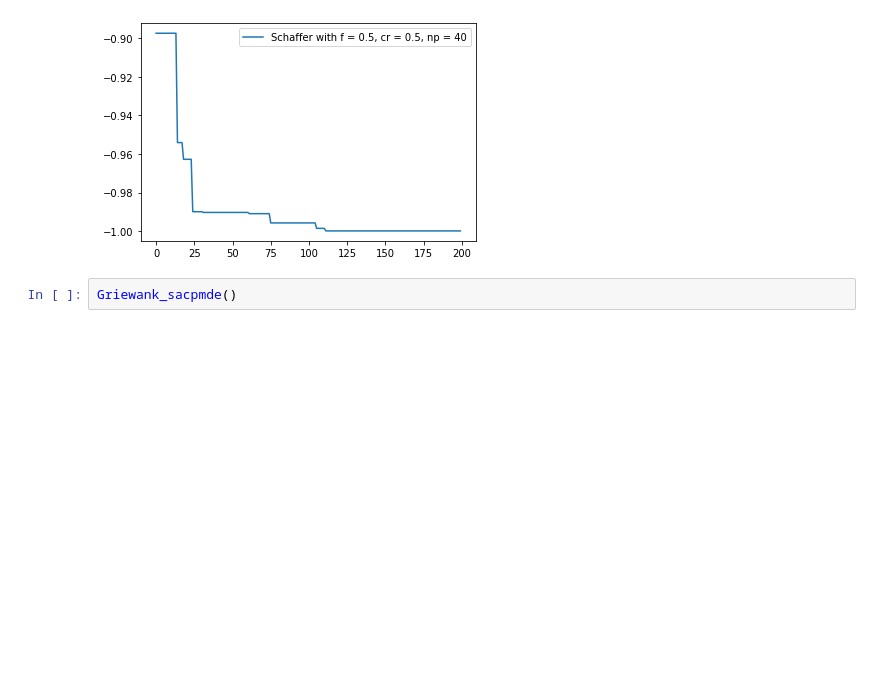
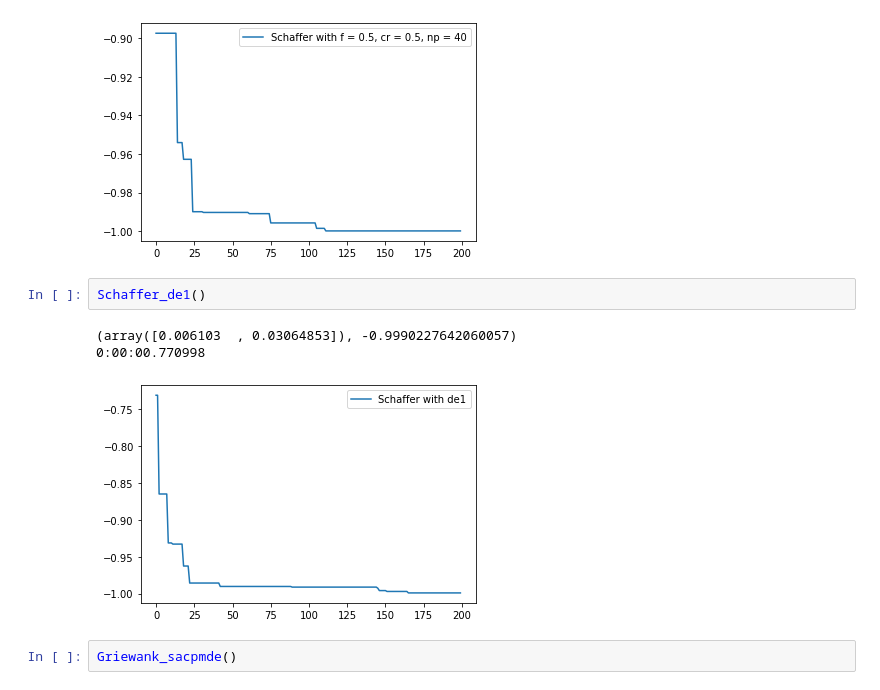
Before and after one commit to DanceToThis1/DE, a Jupyter notebook: DE1.ipynb, the cells around one changed output. Saved outputs shown, nothing was run; the diff lists cells and outputs as text; blank space fills up the shorter version.

```diff
--- a/DE1.ipynb
+++ b/DE1.ipynb
@@ -255,6 +352,12 @@ Schaffer_de()
 (array([-0.00575867, -0.01074389]), -0.9998512653381111)
 0:00:00.777997
 [figure]
+# %%
+Schaffer_de1()
+# %% [output]
+(array([0.006103  , 0.03064853]), -0.9990227642060057)
+0:00:00.770998
+[figure, added]
 # %%
 Griewank_sacpmde()
 # %% [output]
```
Also changed, not shown: parts of 11 cells of this notebook, 7 other files.
